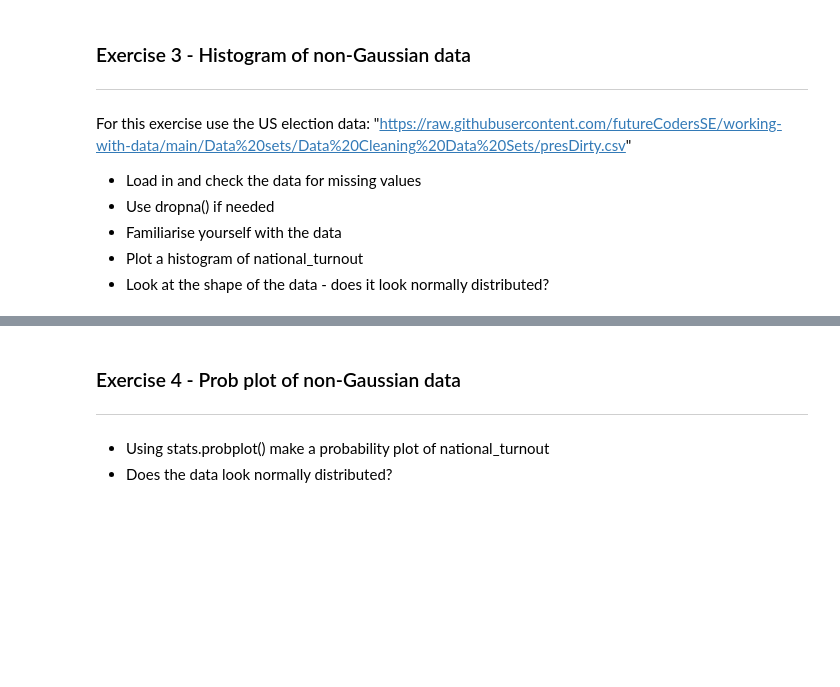
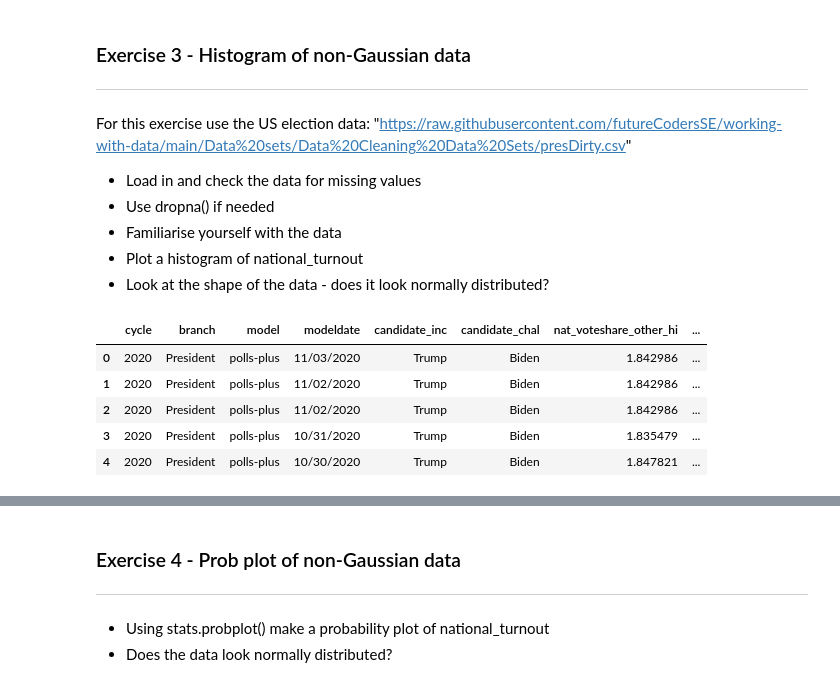
Before and after one commit to Jojomaque/Portfolio, a Jupyter notebook: Jojo_Testing_for_normality.ipynb, the cells around one changed output, grey strips where cells are left out. Cells and saved outputs as stored; diff of their text form; code cells hidden in the pictures; blank space fills up the shorter version.

```diff
--- a/Jojo_Testing_for_normality.ipynb
+++ b/Jojo_Testing_for_normality.ipynb
@@ -131,3 +131,14 @@ For this exercise use the US election data: "https://raw.githubusercontent.com/f
 * Familiarise yourself with the data
 * Plot a histogram of national_turnout
 * Look at the shape of the data - does it look normally distributed?
+# %%
+import pandas as pd
+df = pd.read_csv("https://raw.githubusercontent.com/futureCodersSE/working-with-data/main/Data%20sets/Data%20Cleaning%20Data%20Sets/presDirty.csv")
+display(df.head())
+# %% [output]
+|  | cycle | branch | model | modeldate | candidate_inc | candidate_chal | nat_voteshare_other_hi | ... |
+| 0 | 2020 | President | polls-plus | 11/03/2020 | Trump | Biden | 1.842986 | ... |
+| 1 | 2020 | President | polls-plus | 11/02/2020 | Trump | Biden | 1.842986 | ... |
+| 2 | 2020 | President | polls-plus | 11/02/2020 | Trump | Biden | 1.842986 | ... |
+| 3 | 2020 | President | polls-plus | 10/31/2020 | Trump | Biden | 1.835479 | ... |
+| 4 | 2020 | President | polls-plus | 10/30/2020 | Trump | Biden | 1.847821 | ... |
```
Also changed, not shown: parts of 6 cells of this notebook.
